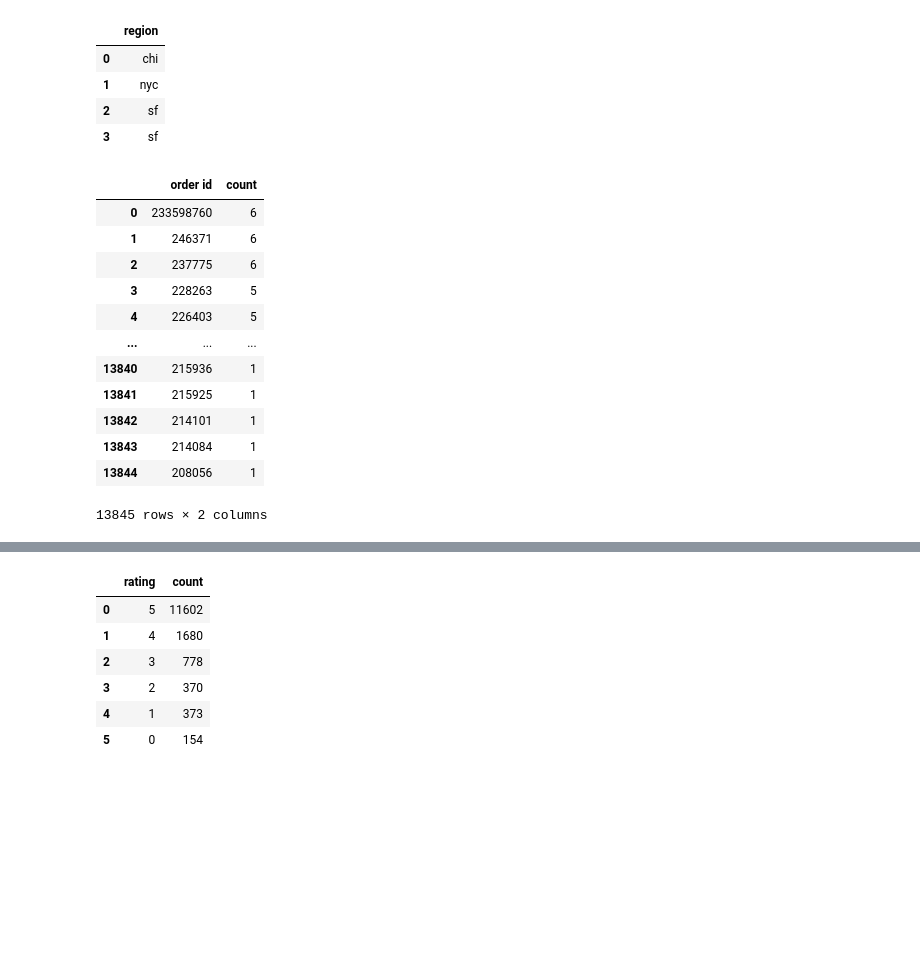
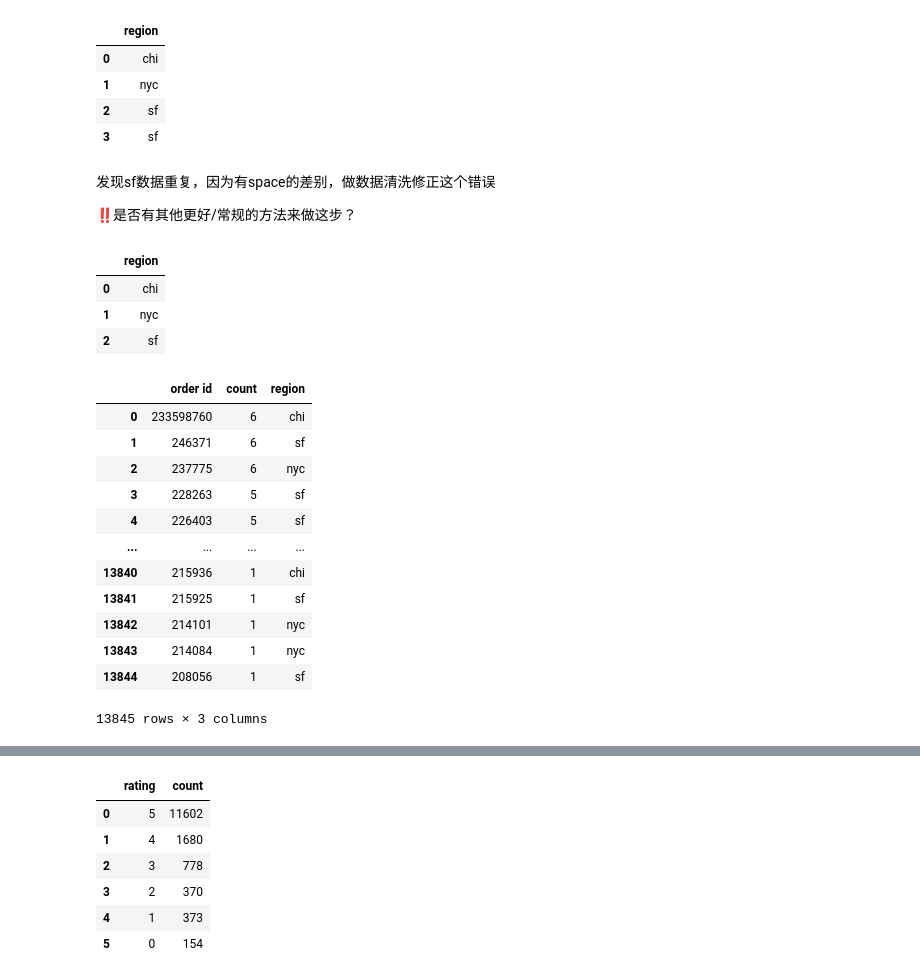
Before and after one commit to PeiZheng224/AI-Powered-Marketing-Content-Pipeline, a Jupyter notebook: instacart_1/takehomefile.ipynb, the cells around one changed output, grey strips where cells are left out. Cells and saved outputs as stored; diff of their text form; code cells hidden in the pictures; blank space fills up the shorter version.

```diff
--- a/instacart_1/takehomefile.ipynb
+++ b/instacart_1/takehomefile.ipynb
@@ -97,26 +77,48 @@ display(distinct_regions_df)
 | 1 | nyc |
 | 2 | sf |
 | 3 | sf |
+# %% [markdown]
+发现sf数据重复，因为有space的差别，做数据清洗修正这个错误
+
+‼️是否有其他更好/常规的方法来做这步？
+# %%
+# Clean the 'region' column by stripping whitespace
+df['region'] = df['region'].str.strip()
+
+# Update the SQL table with the cleaned data
+df.to_sql("customer_data", engine, if_exists="replace", index=False)
+
+# Now, let's check the distinct regions again after cleaning
+query_distinct_regions_cleaned = """
+SELECT DISTINCT region FROM customer_data;
+"""
+distinct_regions_cleaned_df = pd.read_sql(query_distinct_regions_cleaned, engine)
+display(distinct_regions_cleaned_df)
+# %% [output]
+|  | region |
+| 0 | chi |
+| 1 | nyc |
+| 2 | sf |
 # %%
 query = """
-SELECT `order id`, count(`order id`) as count
+SELECT `order id`, count(`order id`) as count, region
 FROM customer_data
 GROUP BY `order id`
 ORDER BY count DESC
 """
 OrderId_df = pd.read_sql(query, engine)
 display(OrderId_df)
 # %% [output]
-|  | order id | count |
-| 0 | 233598760 | 6 |
-| 1 | 246371 | 6 |
-| 2 | 237775 | 6 |
-| 3 | 228263 | 5 |
-| 4 | 226403 | 5 |
-| ... | ... | ... |
-| 13840 | 215936 | 1 |
-| 13841 | 215925 | 1 |
-| 13842 | 214101 | 1 |
-| 13843 | 214084 | 1 |
-| 13844 | 208056 | 1 |
+|  | order id | count | region |
+| 0 | 233598760 | 6 | chi |
+| 1 | 246371 | 6 | sf |
+| 2 | 237775 | 6 | nyc |
+| 3 | 228263 | 5 | sf |
+| 4 | 226403 | 5 | sf |
+| ... | ... | ... | ... |
+| 13840 | 215936 | 1 | chi |
+| 13841 | 215925 | 1 | sf |
+| 13842 | 214101 | 1 | nyc |
+| 13843 | 214084 | 1 | nyc |
+| 13844 | 208056 | 1 | sf |
-13845 rows × 2 columns
+13845 rows × 3 columns
```
Also changed, not shown: parts of 19 cells of this notebook.
